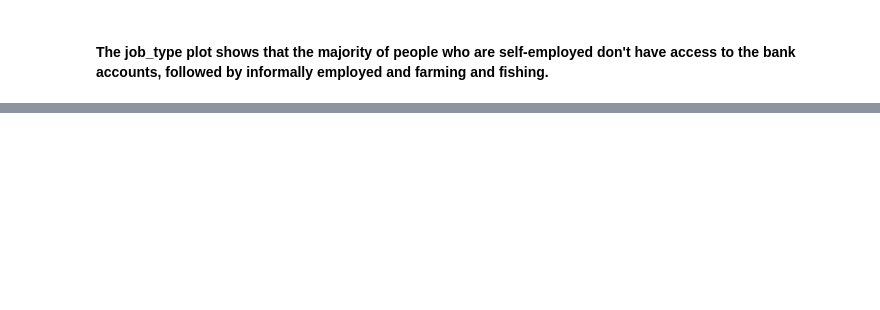
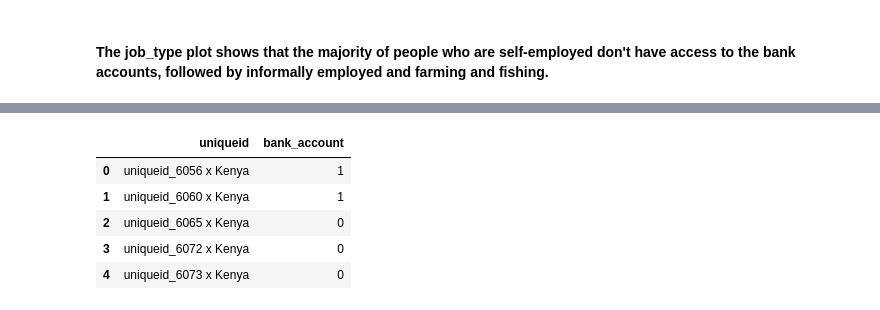
Before and after one commit to MaameAbaArhin/Financial_Inclusion_Project, a Jupyter notebook: Financial_Inclusion_P.ipynb, the cells around one changed output, grey strips where cells are left out. Cells and saved outputs as stored; diff of their text form; code cells hidden in the pictures; blank space fills up the shorter version.

```diff
--- a/Financial_Inclusion_P.ipynb
+++ b/Financial_Inclusion_P.ipynb
@@ -165,0 +473,9 @@ plt.xticks(
+# %%
+pd.read_csv('FirstSubmission.csv').head(5)
+# %% [output]
+|  | uniqueid | bank_account |
+| 0 | uniqueid_6056 x Kenya | 1 |
+| 1 | uniqueid_6060 x Kenya | 1 |
+| 2 | uniqueid_6065 x Kenya | 0 |
+| 3 | uniqueid_6072 x Kenya | 0 |
+| 4 | uniqueid_6073 x Kenya | 0 |
```
Also changed, not shown: parts of 51 cells of this notebook.
